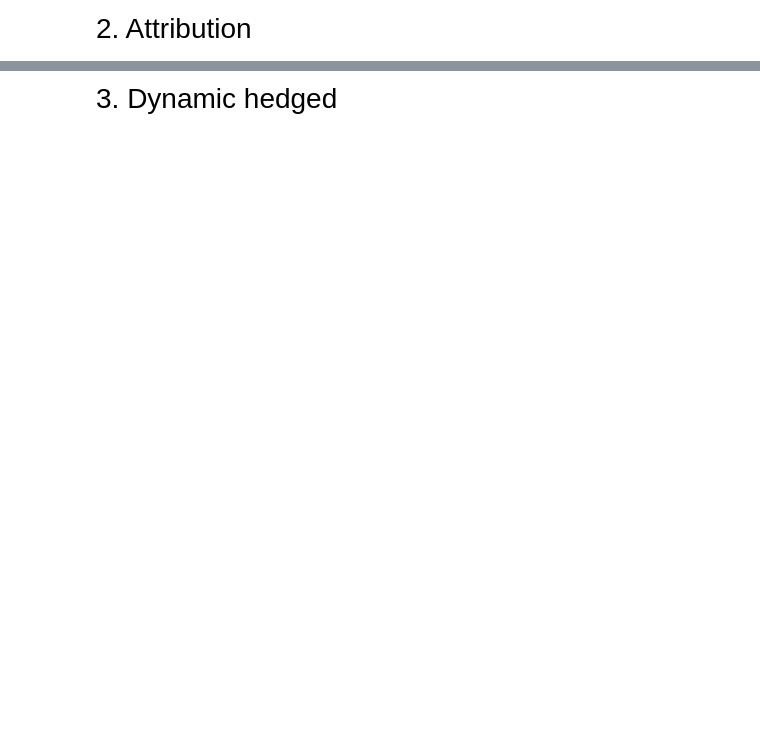
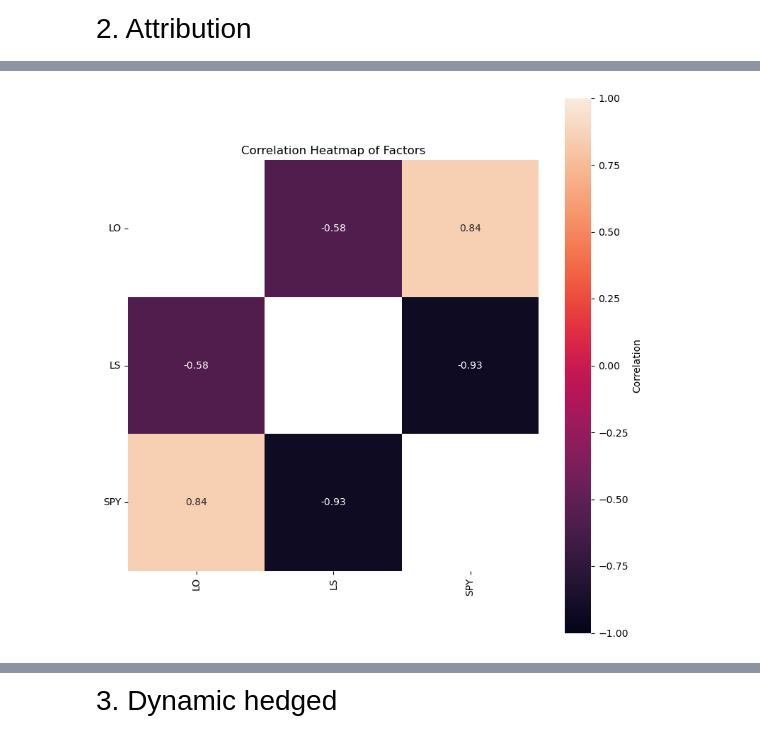
Before and after one commit to zaranip/prm-group-c, a Jupyter notebook: Assignment8/EX8_1.ipynb, the cells around one changed output, grey strips where cells are left out. Drawn from its saved outputs; the diff is of its cells as text; code cells hidden in the pictures; blank space fills up the shorter version.

```diff
--- a/Assignment8/EX8_1.ipynb
+++ b/Assignment8/EX8_1.ipynb
@@ -409,0 +358,36 @@ R2: 0.22055413543100733
+# %%
+def correlation_matrix(data):
+    data_corr=data.corr()
+    import matplotlib.pyplot as plt
+    import seaborn as sns
+    np.fill_diagonal(data_corr.values, np.nan)
+    plt.figure(figsize=(8, 8))
+    ax = sns.heatmap(
+        data_corr,
+        annot=True,
+        fmt=".2f",
+        vmin=-1, vmax=1,
+        square=True,
+        cbar_kws={"label": "Correlation"}
+    )
+    ax.set_title("Correlation Heatmap of Factors")
+    plt.xticks(rotation=90, ha="center")
+    plt.yticks(rotation=0)
+    plt.tight_layout()
+    plt.show()
+# %%
+data = pd.concat(
+    [
+        lo_ret.rename("LO"),
+        ls_ret.rename("LS"),
+        spy_ret_fwd.rename("SPY"),
+    ],
+    axis=1,
+    join="inner"
+).dropna()
+
+corr_mat = data.corr()
+
+correlation_matrix(corr_mat)
+# %% [output]
+[figure, added]
```
Also changed, not shown: parts of 15 cells of this notebook, 1 other file.
